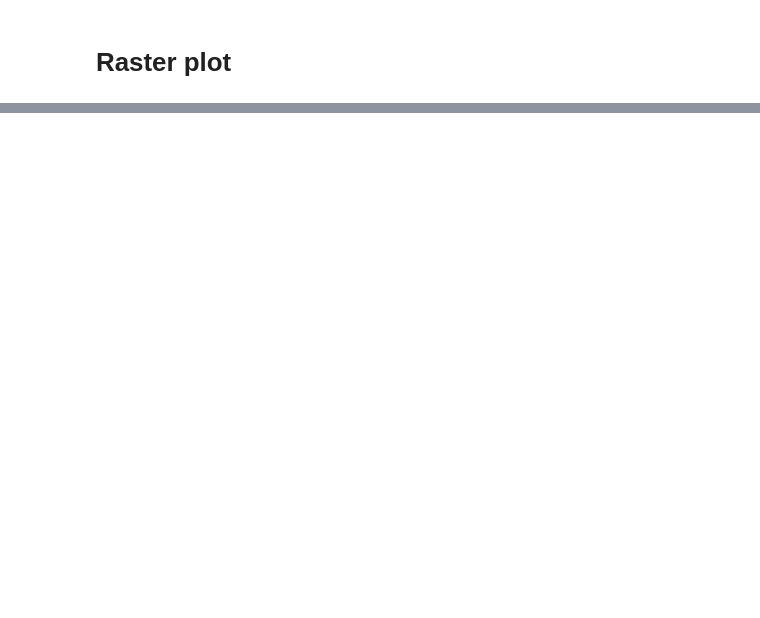
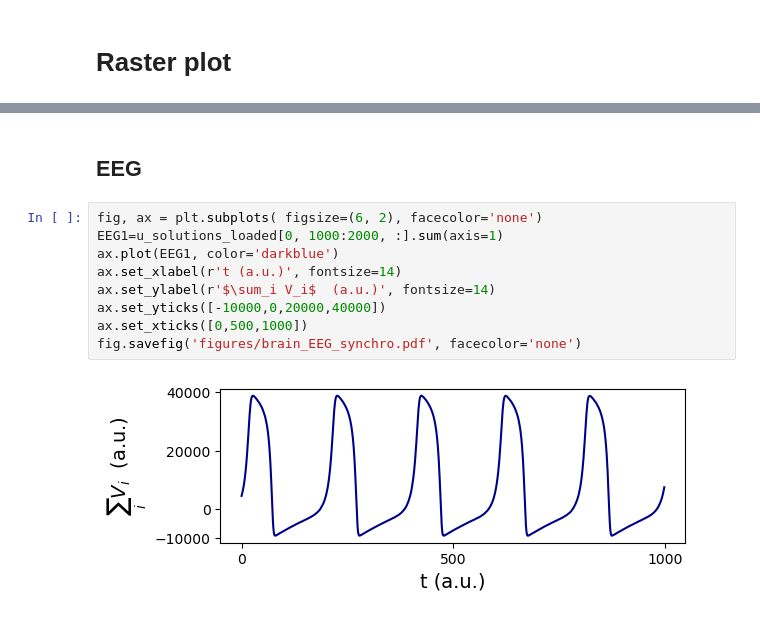
Before and after one commit to Priesemann-Group/perspective_heart_and_brain, a Jupyter notebook: notebooks/brain_plots.ipynb, the cells around one changed output, grey strips where cells are left out. Cells and saved outputs as stored; diff of their text form; blank space fills up the shorter version.

```diff
--- a/notebooks/brain_plots.ipynb
+++ b/notebooks/brain_plots.ipynb
@@ -368,0 +375,13 @@ plt.gca().spines['right'].set_visible(False)
+# %% [markdown]
+## EEG
+# %%
+fig, ax = plt.subplots( figsize=(6, 2), facecolor='none')
+EEG1=u_solutions_loaded[0, 1000:2000, :].sum(axis=1)
+ax.plot(EEG1, color='darkblue')
+ax.set_xlabel(r't (a.u.)', fontsize=14)
+ax.set_ylabel(r'$\sum_i V_i$  (a.u.)', fontsize=14)
+ax.set_yticks([-10000,0,20000,40000])
+ax.set_xticks([0,500,1000])
+fig.savefig('figures/brain_EEG_synchro.pdf', facecolor='none')
+# %% [output]
+[figure, added]
```
Also changed, not shown: parts of 11 cells of this notebook, 1 other file.
